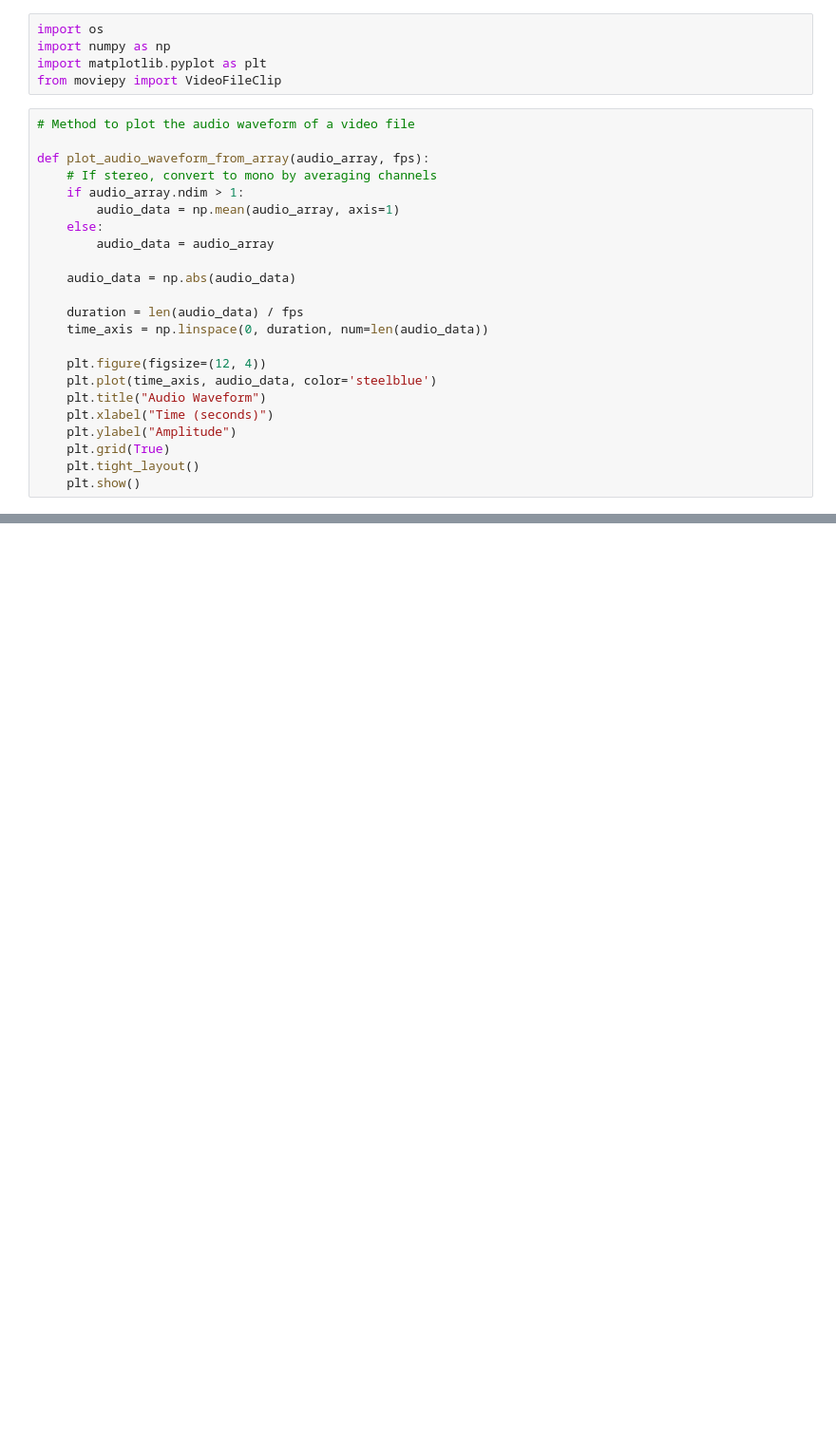
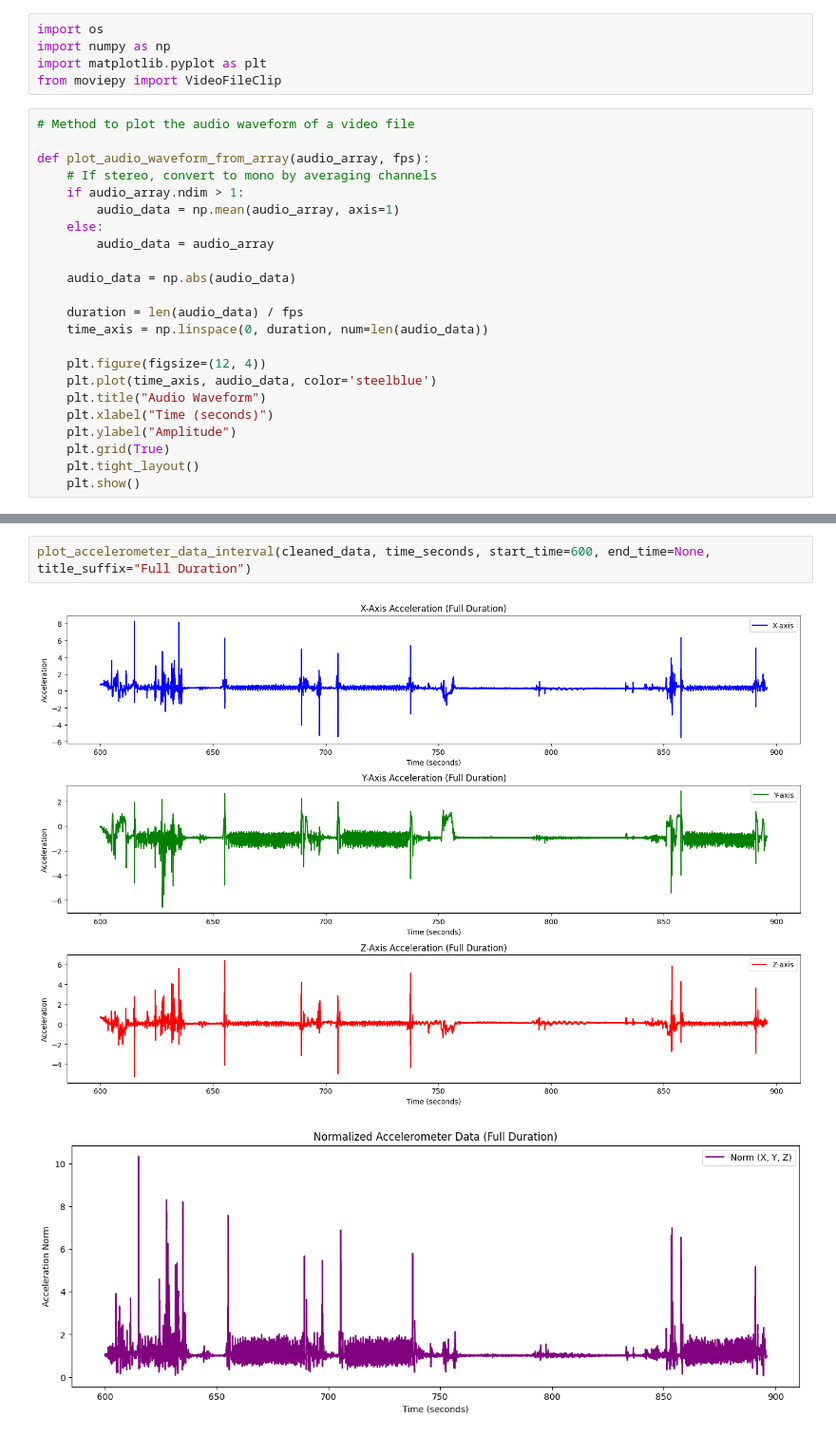
Before and after one commit to ModusMorris/Step-counter, a Jupyter notebook: src/clap_detection.ipynb, the cells around one changed output, grey strips where cells are left out. Shown at 95% size. Drawn from its saved outputs; the diff is of its cells as text; blank space fills up the shorter version.

```diff
--- a/src/clap_detection.ipynb
+++ b/src/clap_detection.ipynb
@@ -169,0 +301,5 @@ MoviePy - Done.
+# %%
+plot_accelerometer_data_interval(cleaned_data, time_seconds, start_time=600, end_time=None, title_suffix="Full Duration")
+# %% [output]
+[figure, added]
+[figure, added]
```
Also changed, not shown: parts of 14 cells of this notebook.
